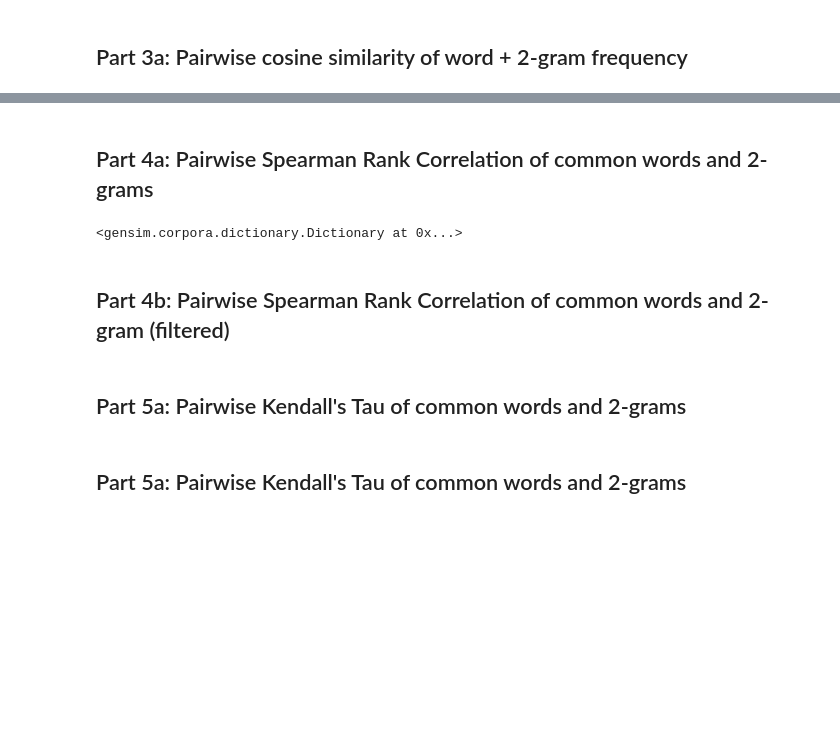
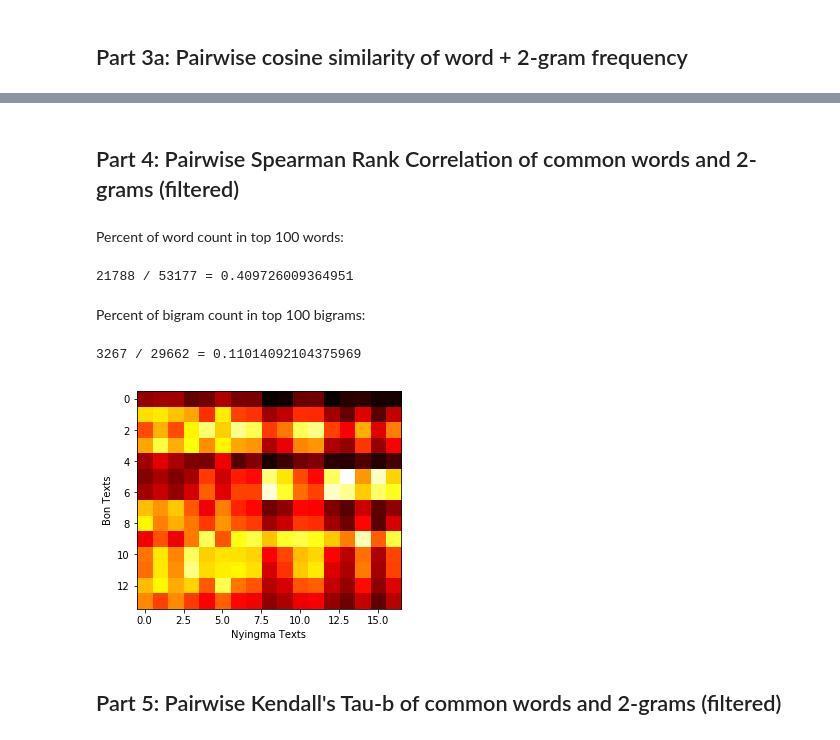
Before and after one commit to keutzer/bo-corpus-analytics, a Jupyter notebook: bon_nyingma_filtered_word_frequency_analysis.ipynb, the cells around one changed output, grey strips where cells are left out. Saved outputs shown, nothing was run; the diff lists cells and outputs as text; code cells hidden in the pictures; blank space fills up the shorter version.

Commit message:
update with kendalls tau and spearman

```diff
--- a/bon_nyingma_filtered_word_frequency_analysis.ipynb
+++ b/bon_nyingma_filtered_word_frequency_analysis.ipynb
@@ -422,6 +583,2 @@ plt.show()
 # %% [markdown]
-## Part 4a: Pairwise Spearman Rank Correlation of common words and 2-grams
+## Part 4: Pairwise Spearman Rank Correlation of common words and 2-grams (filtered)
-# %%
-dct_words_bigrams_f
-# %% [output]
-<gensim.corpora.dictionary.Dictionary at 0x...>
@@ -437,6 +585,64 @@ for i in range(len(bon_texts_f)):
+# %%
+ctr_words_f = Counter()
+for t in bon_texts_f + nyingma_texts_f:
+    ctr_words_f.update(t)
+
+ctr_bigrams_f = Counter()
+for t in bon_bigrams_f + nyingma_bigrams_f:
+    ctr_bigrams_f.update(t)
+# %% [markdown]
+Percent of word count in top 100 words:
+# %%
+total = sum([x[1] for x in ctr_words_f.items()])
+top_100 = sum([x[1] for x in ctr_words_f.most_common(100)])
+print("{} / {} = {}".format(top_100, total, top_100/total))
+# %% [output]
+21788 / 53177 = 0.409726009364951
+# %% [markdown]
+Percent of bigram count in top 100 bigrams:
+# %%
+total = sum([x[1] for x in ctr_bigrams_f.items()])
+top_100 = sum([x[1] for x in ctr_bigrams_f.most_common(100)])
+print("{} / {} = {}".format(top_100, total, top_100/total))
+# %% [output]
+3267 / 29662 = 0.11014092104375969
+# %%
+token2id = dct_words_bigrams_f.token2id
+top_100_words = {token2id[x[0]] for x in ctr_words_f.most_common(100)}
+top_100_bigrams = {token2id[x[0]] for x in ctr_bigrams_f.most_common(100)}
+
+bon_top_100 = []
+for b in bon_bows_words_bigrams_f:
+    vec = np.zeros(200)
+    i = 0
+    for k, v in b:
+        if k in top_100_words or k in top_100_bigrams:
+            vec[i] = v
+            i += 1
+    bon_top_100.append(vec)
+
+nyingma_top_100 = []
+for b in nyingma_bows_words_bigrams_f:
+    vec = np.zeros(200)
+    i = 0
+    for k, v in b:
+        if k in top_100_words or k in top_100_bigrams:
+            vec[i] = v
+            i += 1
+    nyingma_top_100.append(vec)
+# %%
+r_matrix = np.zeros((len(bon_texts), len(nyingma_texts)))
+
+for i in range(len(bon_texts)):
+    for j in range(len(nyingma_texts)):
+        t, _ = stats.spearmanr(bon_top_100[i], nyingma_top_100[j])
+        tau_matrix[i, j] = t
+
+plt.imshow(tau_matrix, cmap='hot', interpolation='nearest')
+plt.xlabel('Nyingma Texts')
+plt.ylabel('Bon Texts')
+plt.show()
+# %% [output]
+[figure, added]
 # %% [markdown]
-## Part 4b: Pairwise Spearman Rank Correlation of common words and 2-gram (filtered)
+## Part 5: Pairwise Kendall's Tau-b of common words and 2-grams (filtered)
-# %% [markdown]
-## Part 5a: Pairwise Kendall's Tau of common words and 2-grams
-# %% [markdown]
-## Part 5a: Pairwise Kendall's Tau of common words and 2-grams
```
Also changed, not shown: parts of 25 cells of this notebook.
